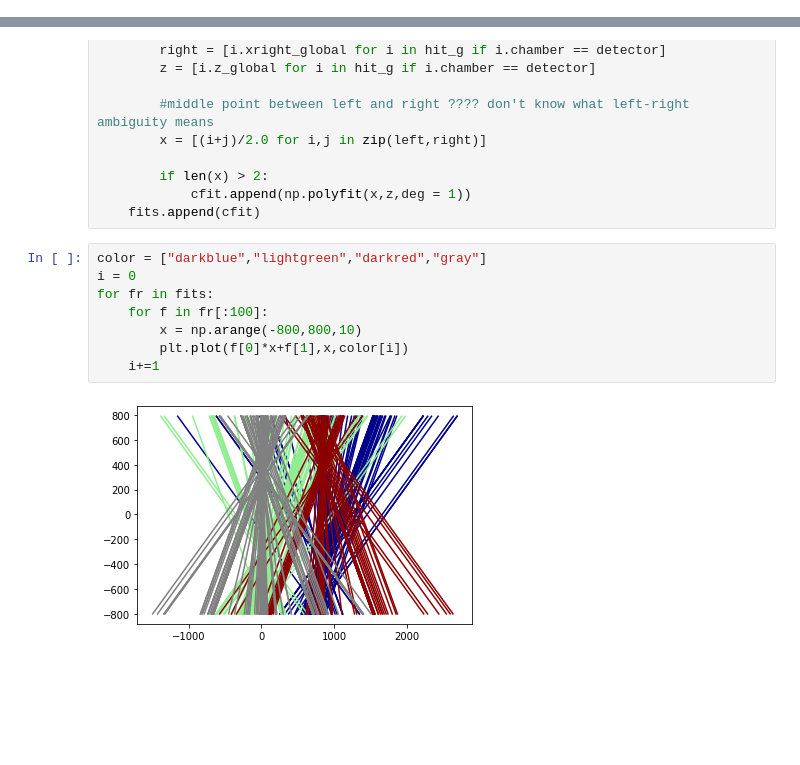
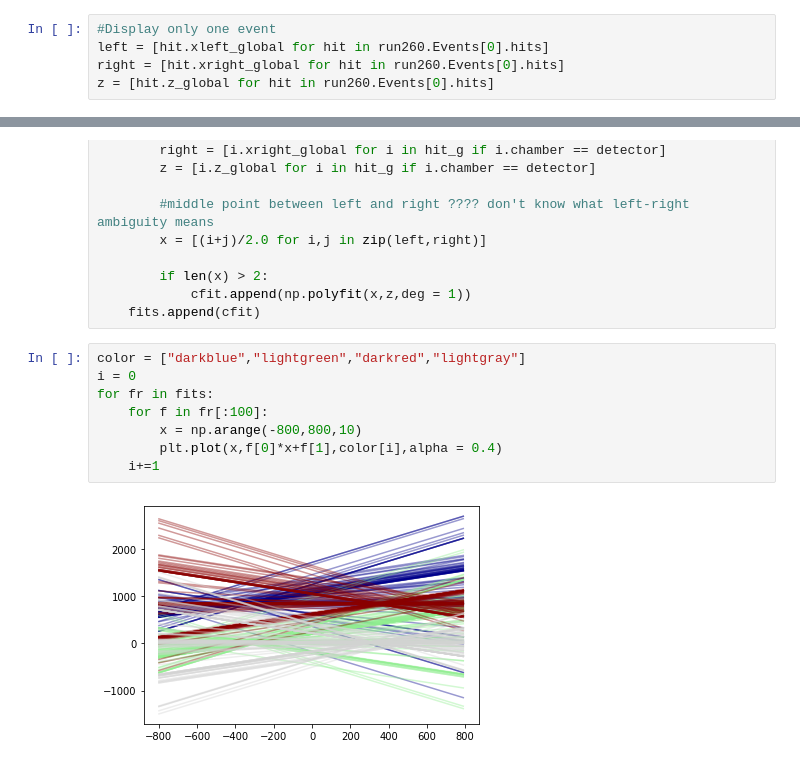
Before and after one commit to IvanDiTerlizzi/LCP_work, a Jupyter notebook: Calibration.ipynb, the cells around one changed output, grey strips where cells are left out. Cells and saved outputs as stored; diff of their text form; blank space fills up the shorter version.

```diff
--- a/Calibration.ipynb
+++ b/Calibration.ipynb
@@ -133,3 +135,8 @@ plt.title("Left detectors hits")
 # %% [output]
 Text(0.5, 1.0, 'Left detectors hits')
 [figure]
+# %%
+#Display only one event
+left = [hit.xleft_global for hit in run260.Events[0].hits]
+right = [hit.xright_global for hit in run260.Events[0].hits]
+z = [hit.z_global for hit in run260.Events[0].hits]
@@ -171,12 +184,12 @@ for detector in range(4):
             cfit.append(np.polyfit(x,z,deg = 1))
     fits.append(cfit)
 # %%
-color = ["darkblue","lightgreen","darkred","gray"]
+color = ["darkblue","lightgreen","darkred","lightgray"]
 i = 0
 for fr in fits:
     for f in fr[:100]:
         x = np.arange(-800,800,10)
-        plt.plot(f[0]*x+f[1],x,color[i])
+        plt.plot(x,f[0]*x+f[1],color[i],alpha = 0.4)
     i+=1
 # %% [output]
-[figure, old version]
+[figure, new version]
```
Also changed, not shown: parts of 3 cells of this notebook.
